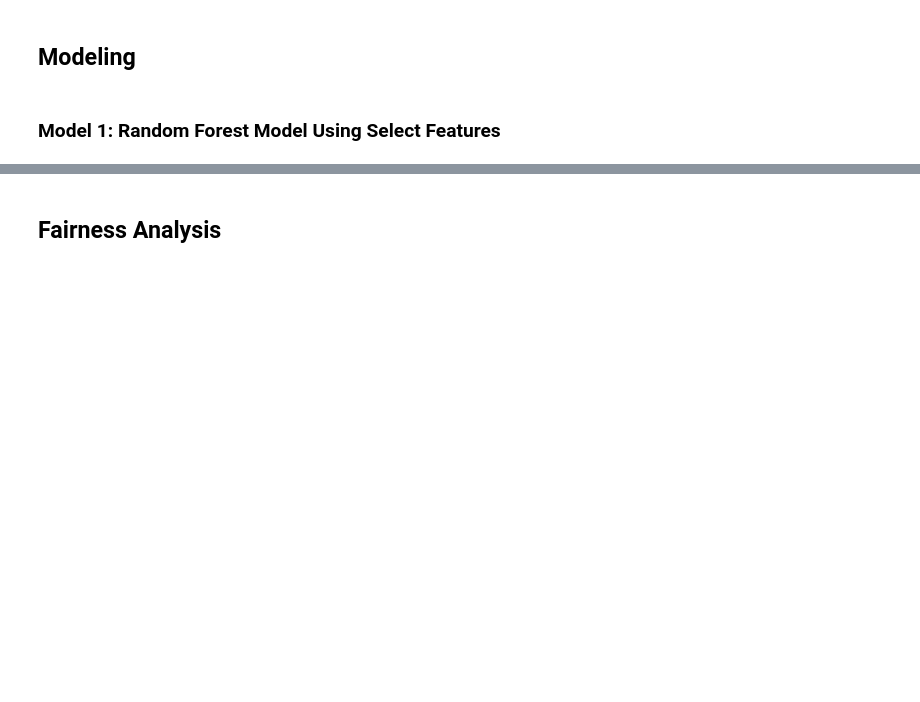
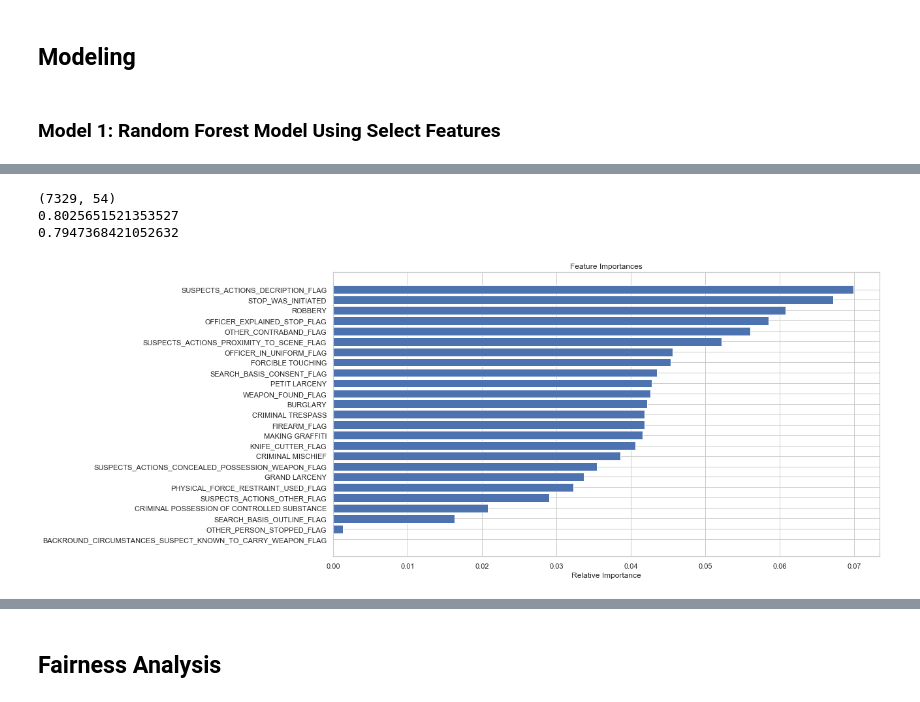
Before and after one commit to phoebewong/NYPD-Algorithm-Fairness, a Jupyter notebook: src/NYPD-Algorithm-Fairness.ipynb, the cells around one changed output, grey strips where cells are left out. Saved outputs shown, nothing was run; the diff lists cells and outputs as text; code cells hidden in the pictures; blank space fills up the shorter version.

```diff
--- a/src/NYPD-Algorithm-Fairness.ipynb
+++ b/src/NYPD-Algorithm-Fairness.ipynb
@@ -231,0 +353,29 @@ ax.set_title('Feature Importances');
+# %%
+model_df = clean_sqf_df.select_dtypes(include=['int64', 'uint8', 'float64']).dropna(axis=0)
+y = np.array(model_df['SUSPECT_ARRESTED_FLAG'])
+X = model_df[model_df.columns.difference(['SUSPECT_ARRESTED_FLAG', 'SEARCH_BASIS_INCIDENTAL_TO_ARREST_FLAG'])]
+X = X[usable_cols].copy()
+
+X_train, X_test, y_train, y_test = train_test_split(X, y, test_size=0.33, random_state=42)
+print(X_train.shape)
+
+base = DecisionTreeClassifier(max_depth=2)
+model_fair = AdaBoostClassifier(n_estimators=10, base_estimator=base).fit(X_train, y_train)
+
+print(model_fair.score(X_train, y_train))
+print(model_fair.score(X_test, y_test))
+# %% [output]
+(7329, 54)
+0.8025651521353527
+0.7947368421052632
+# %%
+indices, features, importances = top_k_features(X_train.columns, model_fair.feature_importances_, 25)
+
+fig, ax = plt.subplots(figsize=(15,8))
+ax.barh(range(len(indices)), importances, color='b', align='center')
+ax.set_yticks(range(len(indices)))
+ax.set_yticklabels(features)
+ax.set_xlabel('Relative Importance')
+ax.set_title('Feature Importances');
+# %% [output]
+[figure, added]
```
Also changed, not shown: parts of 19 cells of this notebook.
